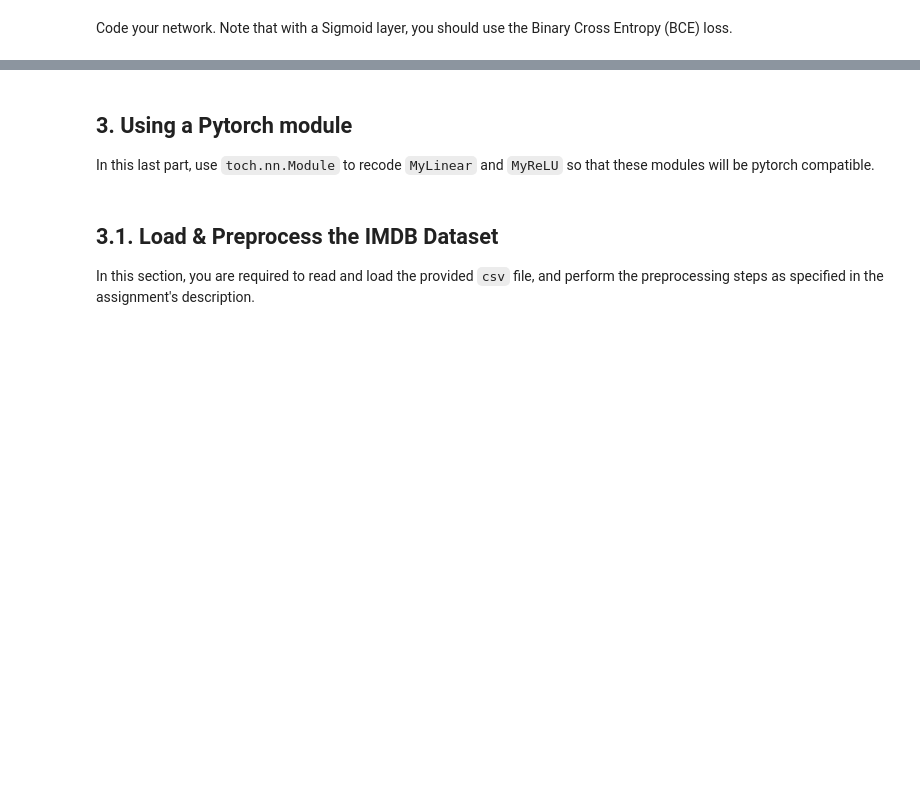
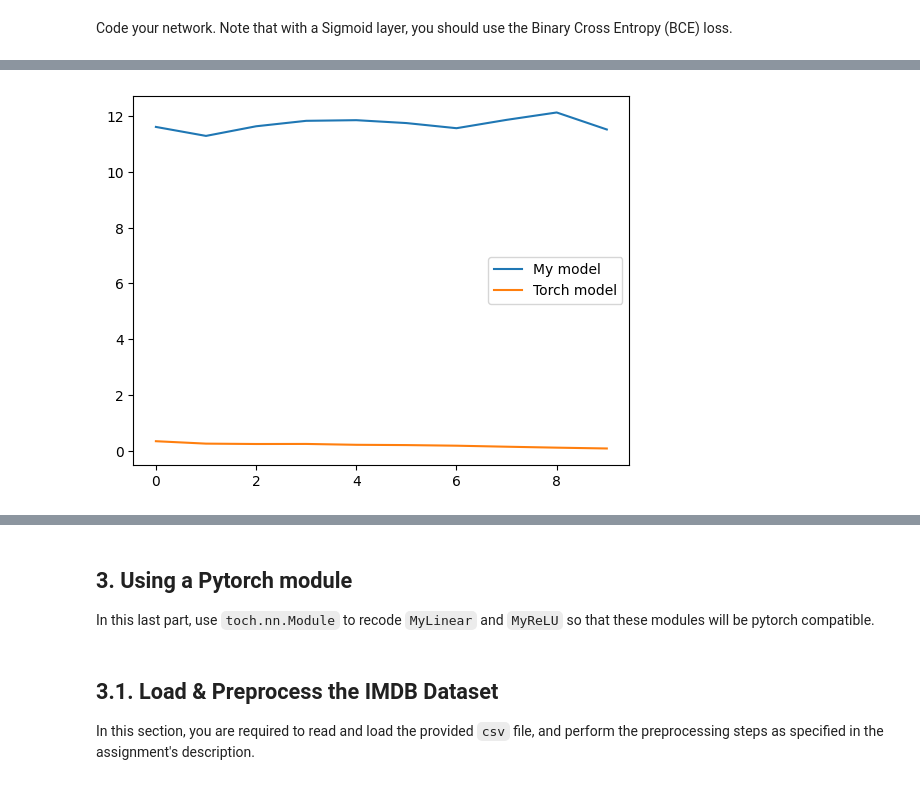
Before and after one commit to Shahriar-0/Artificial-Intelligence-Course-Projects-S2023, a Jupyter notebook: 6 - Neural Networks/AI_CA6.ipynb, the cells around one changed output, grey strips where cells are left out. Drawn from its saved outputs; the diff is of its cells as text; code cells hidden in the pictures; blank space fills up the shorter version.

```diff
--- a/6 - Neural Networks/AI_CA6.ipynb
+++ b/6 - Neural Networks/AI_CA6.ipynb
@@ -459,3 +476,59 @@ plt.show()
+# %%
+loss_fn = nn.BCELoss()
+
+# Define the optimizer
+optimizer = torch.optim.SGD(torch_model.parameters(), lr=1e-2)
+
+# Convert X and Y to torch tensors
+X_torch = torch.tensor(X, dtype=torch.float32)
+Y_torch = torch.tensor(Y, dtype=torch.float32).unsqueeze(1)
+
+my_losses = []
+torch_losses = []
+learning_rate = 1e-2
+epochs = 10
+for epoch in range(epochs):
+    epoch_loss_my_model = np.array([])
+    epoch_loss_torch_model = np.array([])
+    for _ in range(len(X)):
+        # pick a random example idx
+        idx = np.random.randint(0, len(X))
+        # select the corresponding example and label
+        x = X[idx]
+        y = Y[idx]
+        x_torch = X_torch[idx]
+        y_torch = Y_torch[idx]
+
+        # do a forward pass on the example using my_model
+        out_my_model = my_model.forward(x)
+        # compute the loss according to your output and the label
+        loss_my_model = my_model.compute_loss(out_my_model, y)
+        epoch_loss_my_model = np.append(epoch_loss_my_model, loss_my_model)
+        # backward pass
+        my_model.backward()
+        # gradient step
+        my_model.step(learning_rate)
+
+        # do a forward pass on the example using torch_model
+        out_torch_model = torch_model(x_torch)
+        # compute the loss according to your output and the label
+        loss_torch_model = loss_fn(out_torch_model, y_torch)
+        epoch_loss_torch_model = np.append(epoch_loss_torch_model, loss_torch_model.item())
+        # backward pass
+        optimizer.zero_grad()
+        loss_torch_model.backward()
+        # gradient step
+        optimizer.step()
+
+    my_losses.append(np.mean(epoch_loss_my_model))
+    torch_losses.append(np.mean(epoch_loss_torch_model))
+
+plt.plot(my_losses, label="My model")
+plt.plot(torch_losses, label="Torch model")
+plt.legend()
+plt.show()
+# %% [output]
+[figure, added]
 # %%
 fig, ax = plt.subplots(1, 1, facecolor='#4B6EA9')
 ax.set_xlim(x_min, x_max)
```
Also changed, not shown: parts of 8 cells of this notebook.
